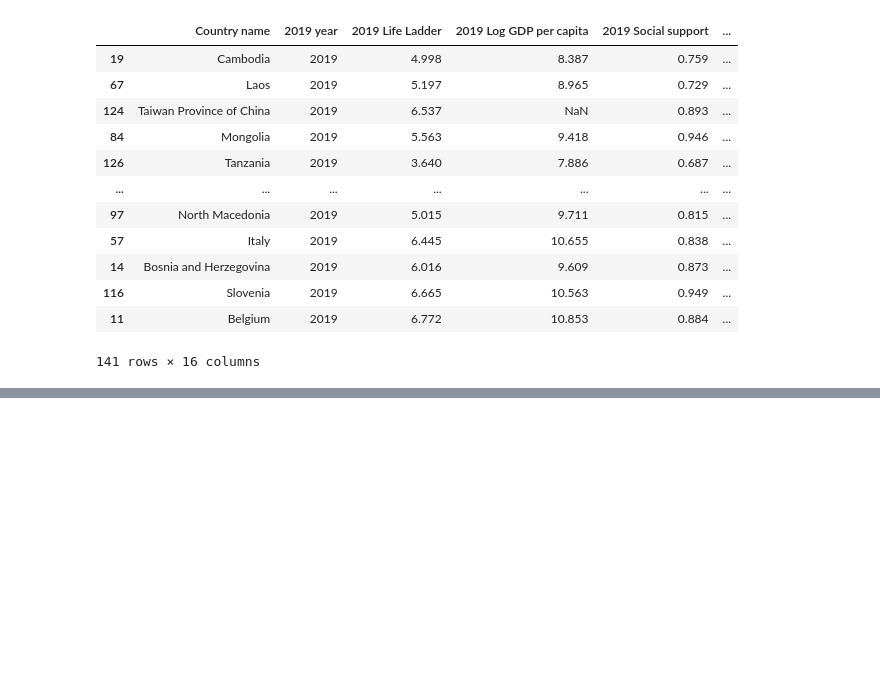
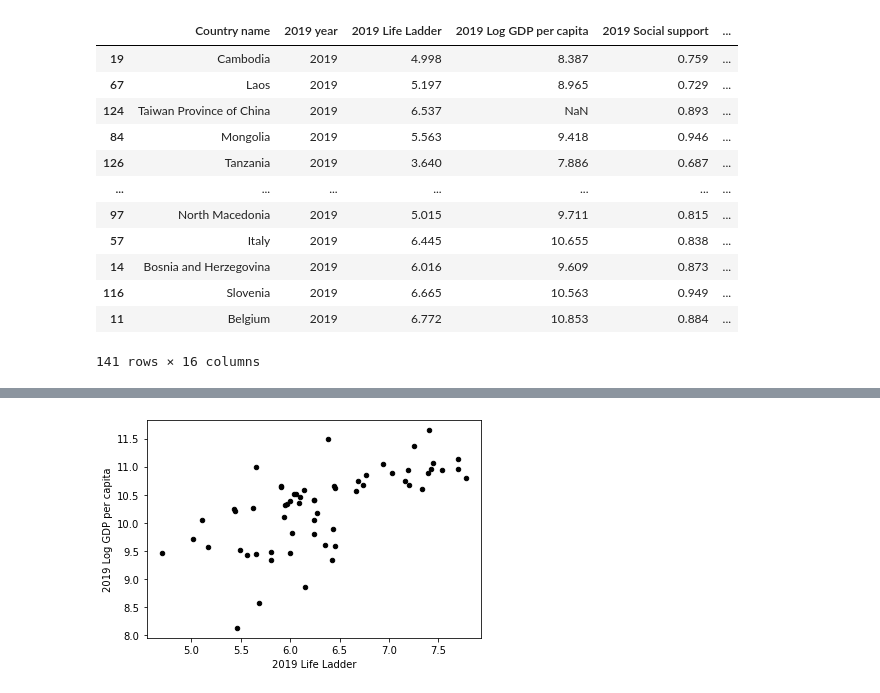
Before and after one commit to sydnipierce/butler-groupD-project1, a Jupyter notebook: Analysis/data_expl_cleansing.ipynb, the cells around one changed output, grey strips where cells are left out. Cells and saved outputs as stored; diff of their text form; code cells hidden in the pictures; blank space fills up the shorter version.

```diff
--- a/Analysis/data_expl_cleansing.ipynb
+++ b/Analysis/data_expl_cleansing.ipynb
@@ -332,0 +388,10 @@ dtype: float64
+# %%
+# Examine correlations between happiness and other key QoL variables
+
+# Create scatter plot comparing happiness to GDP
+drop_excess_na_df.plot(kind='scatter',x='2019 Life Ladder',y='2019 Log GDP per capita',color='black')
+
+# Display the chart
+plt.show()
+# %% [output]
+[figure, added]
```
Also changed, not shown: parts of 12 cells of this notebook.
